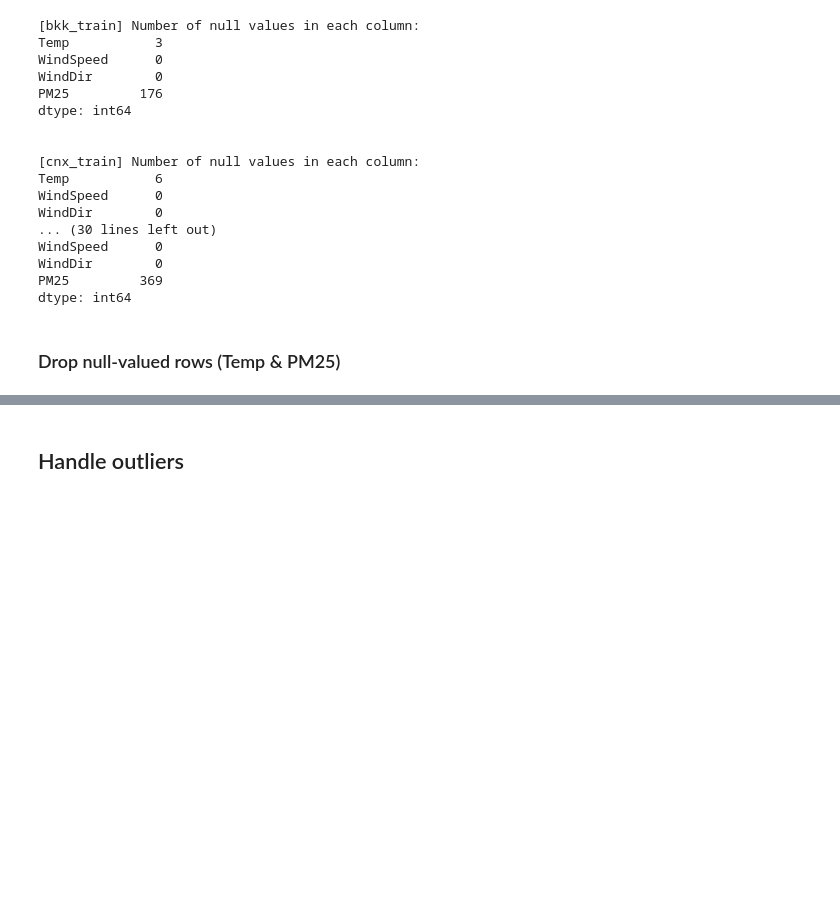
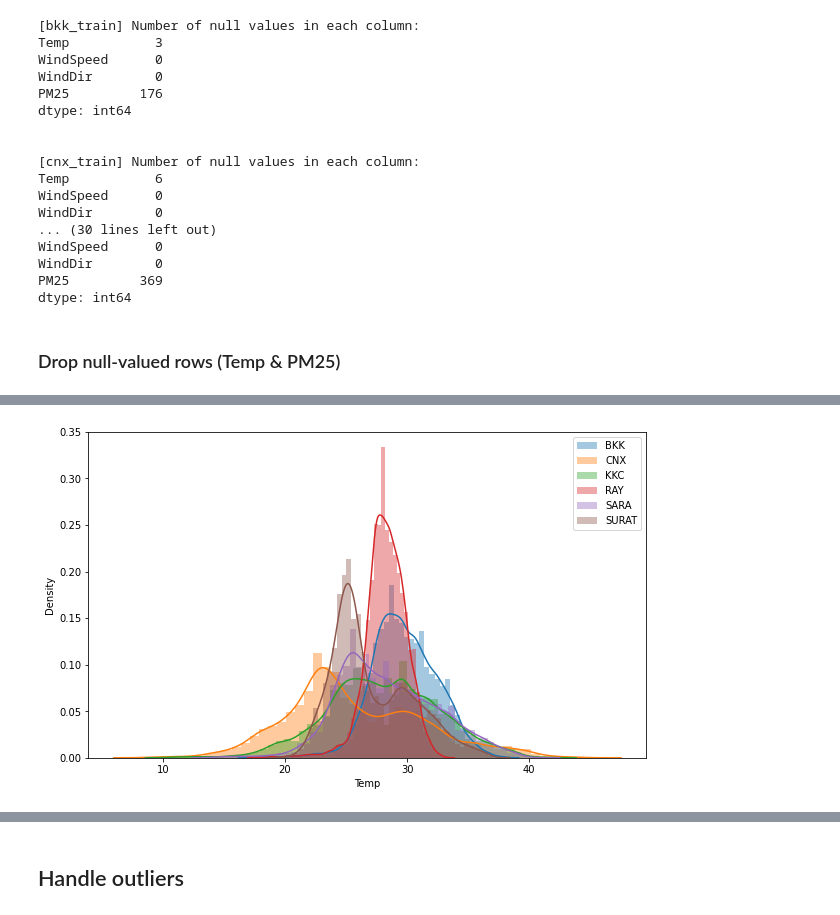
Before and after one commit to One-Night-Miracle/Data-Science-Project1-2021-2-PM2.5-Kaggle, a Jupyter notebook: project_nb.ipynb, the cells around one changed output, grey strips where cells are left out. Cells and saved outputs as stored; diff of their text form; code cells hidden in the pictures; blank space fills up the shorter version.

```diff
--- a/project_nb.ipynb
+++ b/project_nb.ipynb
@@ -274,0 +318,4 @@ surat_train.dropna(subset=['Temp','PM25'],inplace=True)
+# %%
+multiDisplot(train_set, 'Temp', hist=True)
+# %% [output]
+[figure, added]
```
Also changed, not shown: parts of 44 cells of this notebook.
